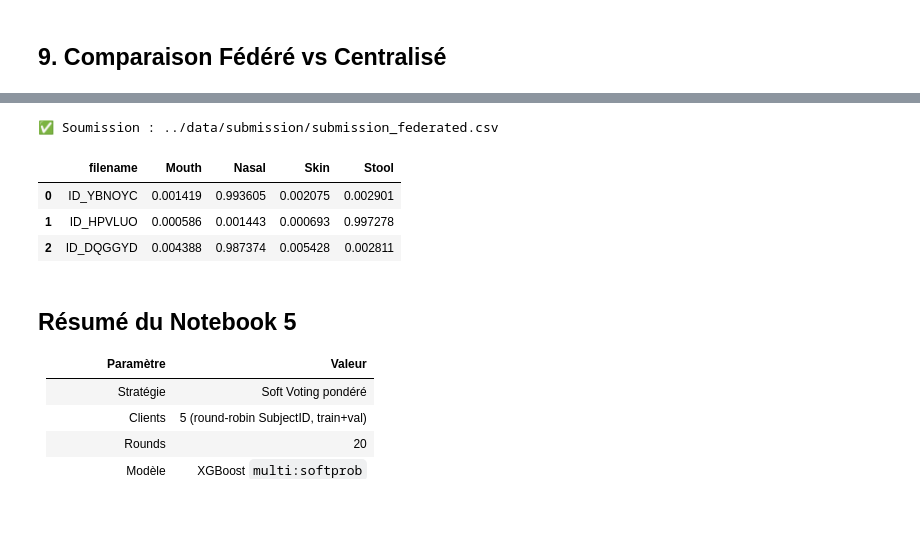
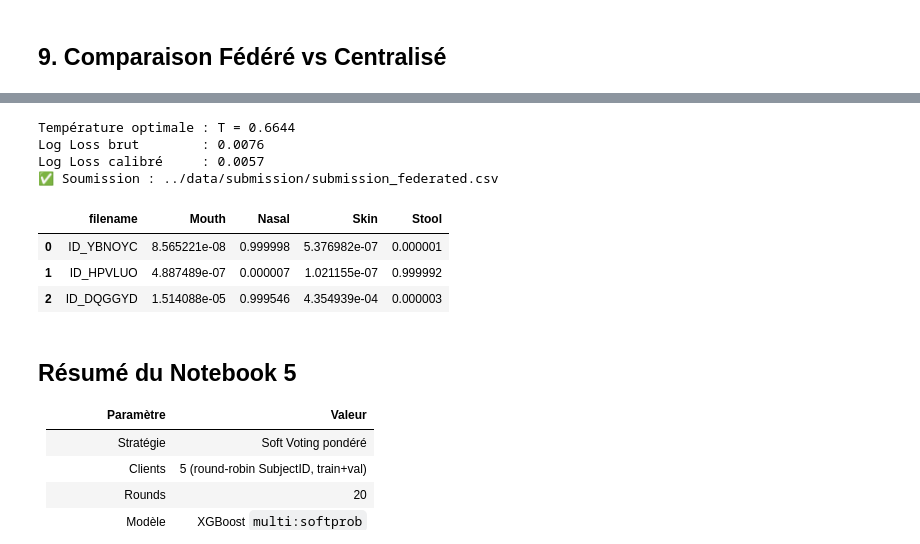
Before and after one commit to ahbarry07/fl-microbiome-mpegG, a Jupyter notebook: notebook/05_federated_model.ipynb, the cells around one changed output, grey strips where cells are left out. Saved outputs shown, nothing was run; the diff lists cells and outputs as text; code cells hidden in the pictures; blank space fills up the shorter version.

```diff
--- a/notebook/05_federated_model.ipynb
+++ b/notebook/05_federated_model.ipynb
@@ -384,42 +386,72 @@ if best_cen is not None:
 # %%
-# Prédictions test par soft voting de tous les clients
-test_dmat = get_test_dmatrix(test_df, feature_cols)
-test_probas  = [c.bst.predict(test_dmat).reshape(-1,len(CLASSES))
-                for c in clients if c.bst is not None]
-test_weights = [c.n_train for c in clients if c.bst is not None]
-y_test_proba = soft_voting(test_probas, test_weights)
+from scipy.optimize import minimize_scalar
+from scipy.special import softmax as scipy_softmax
+
+def apply_temperature(proba: np.ndarray, T: float) -> np.ndarray:
+    log_p = np.log(np.clip(proba, 1e-10, 1.0))
+    return scipy_softmax(log_p / T, axis=1)
+
+# ── Calibration en température sur le val set ────────────────────────────────
+X_val    = val_df[feature_cols].values
+y_val    = le.transform(val_df['SampleType'].values)
+val_dmat = xgb.DMatrix(X_val, label=y_val)
+
+val_probas_raw  = [c.bst.predict(val_dmat).reshape(-1, len(CLASSES))
+                   for c in clients if c.bst is not None]
+val_weights_raw = [c.n_train for c in clients if c.bst is not None]
+val_proba_raw   = soft_voting(val_probas_raw, val_weights_raw)
+
+result = minimize_scalar(
+    lambda T: log_loss(y_val, apply_temperature(val_proba_raw, T),
+                       labels=list(range(len(CLASSES)))),
+    bounds=(0.1, 5.0), method='bounded'
+)
+T_opt = result.x
+print(f'Température optimale : T = {T_opt:.4f}')
+print(f'Log Loss brut        : {log_loss(y_val, val_proba_raw):.4f}')
+print(f'Log Loss calibré     : {result.fun:.4f}')
+
+# ── Prédictions test calibrées ───────────────────────────────────────────────
+test_dmat        = get_test_dmatrix(test_df, feature_cols)
+test_probas      = [c.bst.predict(test_dmat).reshape(-1, len(CLASSES))
+                    for c in clients if c.bst is not None]
+test_weights     = [c.n_train for c in clients if c.bst is not None]
+y_test_proba_raw = soft_voting(test_probas, test_weights)
+y_test_proba     = apply_temperature(y_test_proba_raw, T_opt)
 
 sample_sub    = pd.read_csv('../data/submission/SampleSubmission.csv')
 ZINDI_COLS    = sample_sub.columns.tolist()
 ZINDI_CLASSES = ZINDI_COLS[1:]
 
 proba_df = pd.DataFrame(y_test_proba, columns=CLASSES)
-proba_df.insert(0,'filename', test_df['filename'].values)  # garder .mgb pour le merge
+proba_df.insert(0, 'filename', test_df['filename'].values)
 
 submission = sample_sub[['filename']].merge(proba_df, on='filename', how='left')
 n_missing  = submission[CLASSES[0]].isnull().sum()
 if n_missing > 0:
-    for cls in CLASSES: submission[cls]=submission[cls].fillna(1/len(CLASSES))
+    for cls in CLASSES: submission[cls] = submission[cls].fillna(1 / len(CLASSES))
     print(f'⚠️  {n_missing} manquant(s) → uniforme')
 
-# Zindi attend les filenames sans extension
 submission['filename'] = submission['filename'].str.replace('.mgb', '', regex=False)
+submission = submission[ZINDI_COLS]
 
-submission = submission[ZINDI_COLS]
-assert len(submission)==len(sample_sub)
-assert submission.isnull().sum().sum()==0
-assert (submission[ZINDI_CLASSES].sum(axis=1)-1.0).abs().max()<1e-6
+assert len(submission) == len(sample_sub)
+assert submission.isnull().sum().sum() == 0
+assert (submission[ZINDI_CLASSES].sum(axis=1) - 1.0).abs().max() < 1e-5
 
-sub_path = SUBMISSIONS_PATH/f'submission_federated.csv'
-submission.to_csv(sub_path,index=False)
+sub_path = SUBMISSIONS_PATH / 'submission_federated.csv'
+submission.to_csv(sub_path, index=False)
 print(f'✅ Soumission : {sub_path}')
 display(submission.head(3))
 # %% [output]
+Température optimale : T = 0.6644
+Log Loss brut        : 0.0076
+Log Loss calibré     : 0.0057
 ✅ Soumission : ../data/submission/submission_federated.csv
 |  | filename | Mouth | Nasal | Skin | Stool |
-| 0 | ID_YBNOYC | 0.001419 | 0.993605 | 0.002075 | 0.002901 |
-| 1 | ID_HPVLUO | 0.000586 | 0.001443 | 0.000693 | 0.997278 |
-| 2 | ID_DQGGYD | 0.004388 | 0.987374 | 0.005428 | 0.002811 |
+| 0 | ID_YBNOYC | 8.565221e-08 | 0.999998 | 5.376982e-07 | 0.000001 |
+| 1 | ID_HPVLUO | 4.887489e-07 | 0.000007 | 1.021155e-07 | 0.999992 |
+| 2 | ID_DQGGYD | 1.514088e-05 | 0.999546 | 4.354939e-04 | 0.000003 |
 # %% [markdown]
 ## Résumé du Notebook 5
 
```
Also changed, not shown: parts of 9 cells of this notebook, 3 other files.
